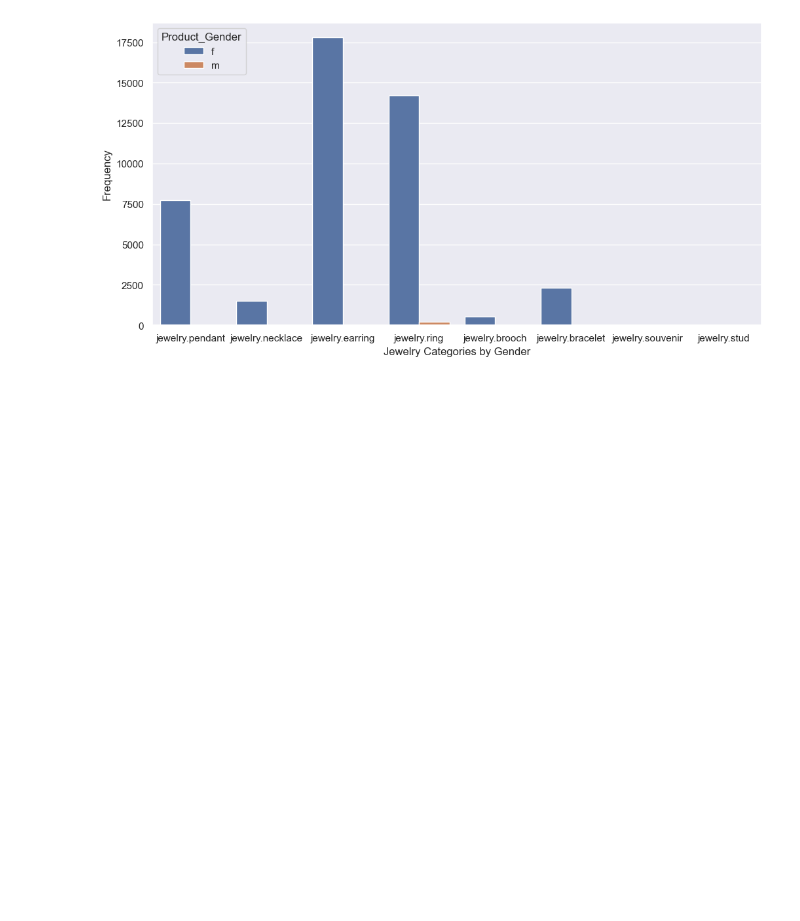
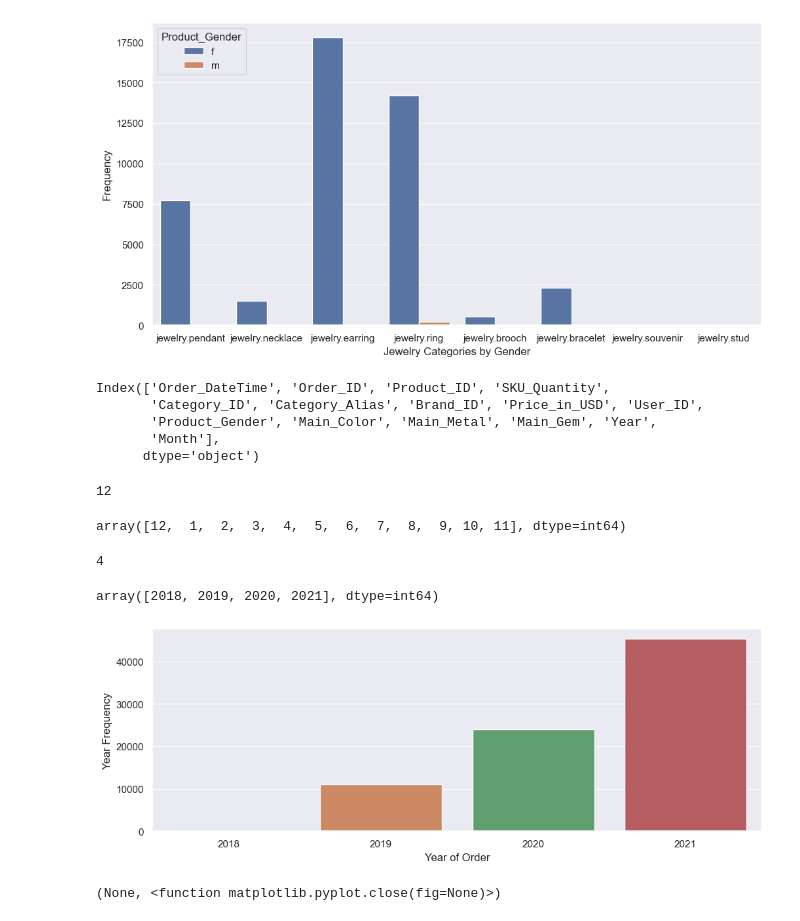
Before and after one commit to TestimOnyOni/OptimumJewelryPrice, a Jupyter notebook: Notebooks/OptimumJewelryPricing.ipynb, the cells around one changed output. Drawn from its saved outputs; the diff is of its cells as text; code cells hidden in the pictures; blank space fills up the shorter version.

```diff
--- a/Notebooks/OptimumJewelryPricing.ipynb
+++ b/Notebooks/OptimumJewelryPricing.ipynb
@@ -293,6 +272,6 @@ categories
 # %%
 # Remove the corruptedcategories
-trimed = data_set.loc[data_set["Category_Alias"].isin(categories)]
-trimed.shape
+data_set = data_set.loc[data_set["Category_Alias"].isin(categories)]
+data_set.shape
 # %% [output]
 (80458, 13)
@@ -367,3 +339,47 @@ plt.ylabel("Frequency")
 plt.show(); plt.close()
 # %% [output]
 [figure]
+# %%
+# DateTime analysis - see if price varies with month of the year
+# Get YearOfOrder an OrderMonth from the DateTime column
+
+# Ensure the column is parsed as datetime
+data_set['Order_DateTime'] = pd.to_datetime(data_set['Order_DateTime'], utc=True)
+
+# Create new columns for year and month
+data_set['Year'] = data_set['Order_DateTime'].dt.year
+data_set['Month'] = data_set['Order_DateTime'].dt.month
+# %%
+data_set.columns
+# %% [output]
+Index(['Order_DateTime', 'Order_ID', 'Product_ID', 'SKU_Quantity',
+       'Category_ID', 'Category_Alias', 'Brand_ID', 'Price_in_USD', 'User_ID',
+       'Product_Gender', 'Main_Color', 'Main_Metal', 'Main_Gem', 'Year',
+       'Month'],
+      dtype='object')
+# %%
+data_set["Month"].nunique()
+# %% [output]
+12
+# %%
+data_set["Month"].unique()
+# %% [output]
+array([12,  1,  2,  3,  4,  5,  6,  7,  8,  9, 10, 11], dtype=int64)
+# %%
+data_set["Year"].nunique()
+# %% [output]
+4
+# %%
+data_set["Year"].unique()
+# %% [output]
+array([2018, 2019, 2020, 2021], dtype=int64)
+# %%
+# Per year record count plot
+plt.figure(figsize = (12, 4))
+sns.countplot(data = data_set, x = "Year")
+plt.xlabel("Year of Order")
+plt.ylabel("Year Frequency")
+plt.show(), plt.close
+# %% [output]
+[figure, added]
+(None, <function matplotlib.pyplot.close(fig=None)>)
```
Also changed, not shown: parts of 82 cells of this notebook.
